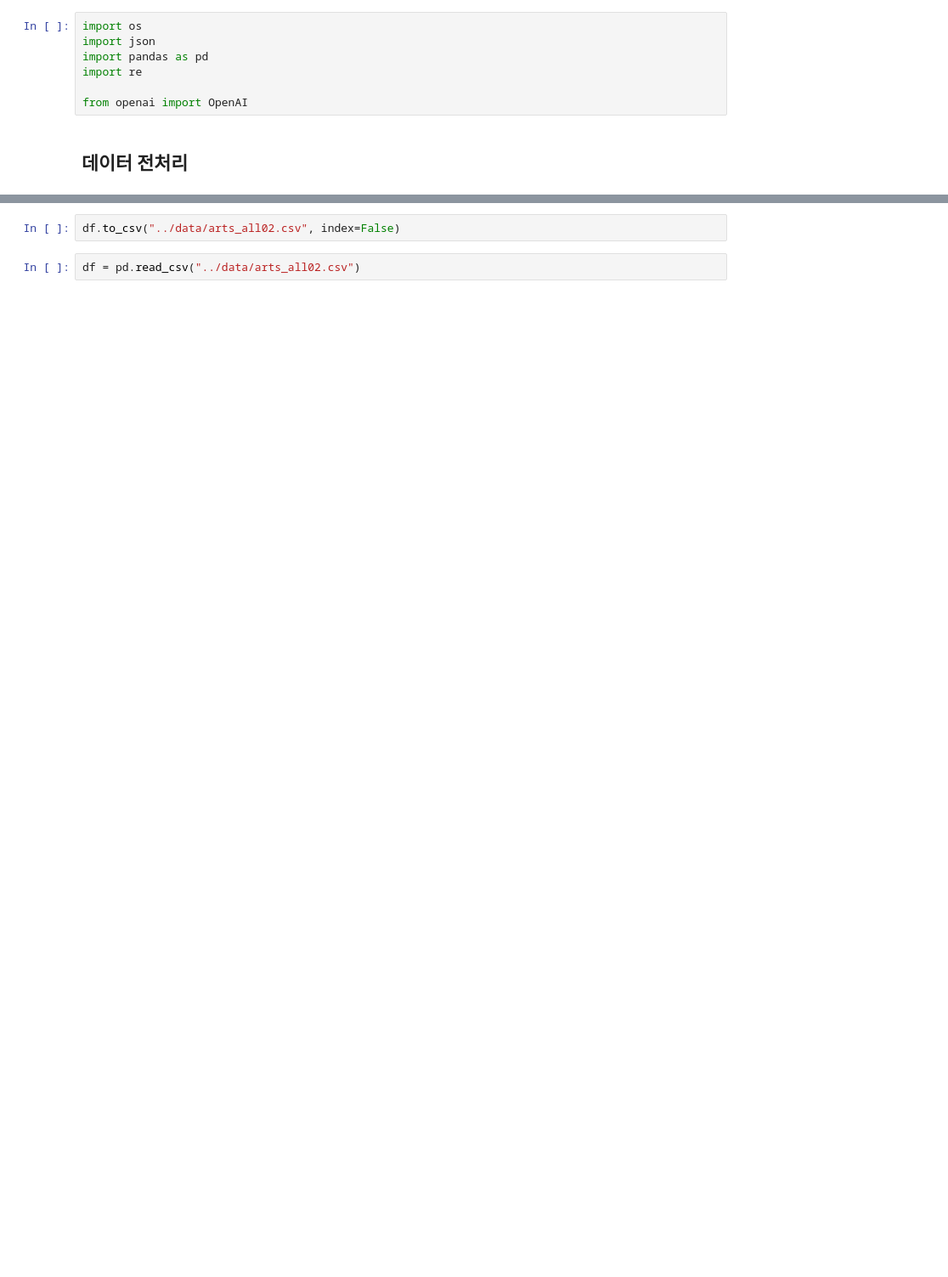
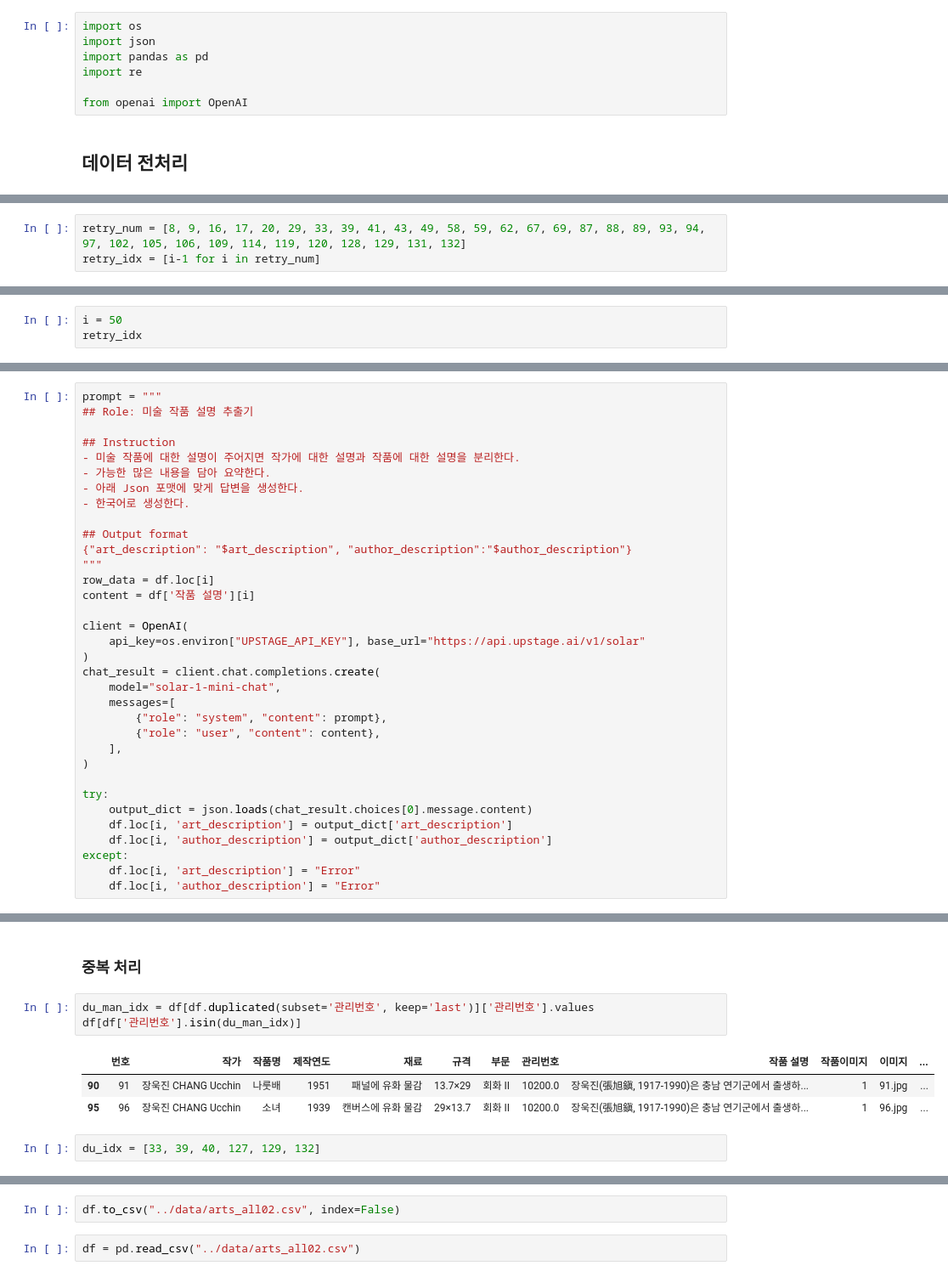
Before and after one commit to Atipico1/upstage_project, a Jupyter notebook: notebook/art_data_preprocess.ipynb, the cells around one changed output, grey strips where cells are left out. Shown at 85% size. Drawn from its saved outputs; the diff is of its cells as text; blank space fills up the shorter version.

Commit message:
data: apply all data

```diff
--- a/notebook/art_data_preprocess.ipynb
+++ b/notebook/art_data_preprocess.ipynb
@@ -57,0 +145,3 @@ for i in range(len(df)):
+# %%
+retry_num = [8, 9, 16, 17, 20, 29, 33, 39, 41, 43, 49, 58, 59, 62, 67, 69, 87, 88, 89, 93, 94, 97, 102, 105, 106, 109, 114, 119, 120, 128, 129, 131, 132]
+retry_idx = [i-1 for i in retry_num]
@@ -57,0 +240,3 @@ for i in range(len(df)):
+# %%
+i = 50
+retry_idx
@@ -57,0 +261,34 @@ for i in range(len(df)):
+# %%
+prompt = """
+## Role: 미술 작품 설명 추출기
+
+## Instruction
+- 미술 작품에 대한 설명이 주어지면 작가에 대한 설명과 작품에 대한 설명을 분리한다.
+- 가능한 많은 내용을 담아 요약한다.
+- 아래 Json 포맷에 맞게 답변을 생성한다.
+- 한국어로 생성한다.
+
+## Output format
+{"art_description": "$art_description", "author_description":"$author_description"}
+"""
+row_data = df.loc[i]
+content = df['작품 설명'][i]
+
+client = OpenAI(
+    api_key=os.environ["UPSTAGE_API_KEY"], base_url="https://api.upstage.ai/v1/solar"
+)
+chat_result = client.chat.completions.create(
+    model="solar-1-mini-chat",
+    messages=[
+        {"role": "system", "content": prompt},
+        {"role": "user", "content": content},
+    ],
+)
+
+try:
+    output_dict = json.loads(chat_result.choices[0].message.content)
+    df.loc[i, 'art_description'] = output_dict['art_description']
+    df.loc[i, 'author_description'] = output_dict['author_description']
+except:
+    df.loc[i, 'art_description'] = "Error"
+    df.loc[i, 'author_description'] = "Error"
@@ -57,0 +343,11 @@ for i in range(len(df)):
+# %% [markdown]
+### 중복 처리
+# %%
+du_man_idx = df[df.duplicated(subset='관리번호', keep='last')]['관리번호'].values
+df[df['관리번호'].isin(du_man_idx)]
+# %% [output]
+|  | 번호 | 작가 | 작품명 | 제작연도 | 재료 | 규격 | 부문 | 관리번호 | 작품 설명 | 작품이미지 | 이미지 | ... |
+| 90 | 91 | 장욱진 CHANG Ucchin | 나룻배 | 1951 | 패널에 유화 물감 | 13.7×29 | 회화 II | 10200.0 | 장욱진(張旭鎭, 1917-1990)은 충남 연기군에서 출생하... | 1 | 91.jpg | ... |
+| 95 | 96 | 장욱진 CHANG Ucchin | 소녀 | 1939 | 캔버스에 유화 물감 | 29×13.7 | 회화 II | 10200.0 | 장욱진(張旭鎭, 1917-1990)은 충남 연기군에서 출생하... | 1 | 96.jpg | ... |
+# %%
+du_idx = [33, 39, 40, 127, 129, 132]
```
Also changed, not shown: parts of 24 cells of this notebook, 12 other files.
